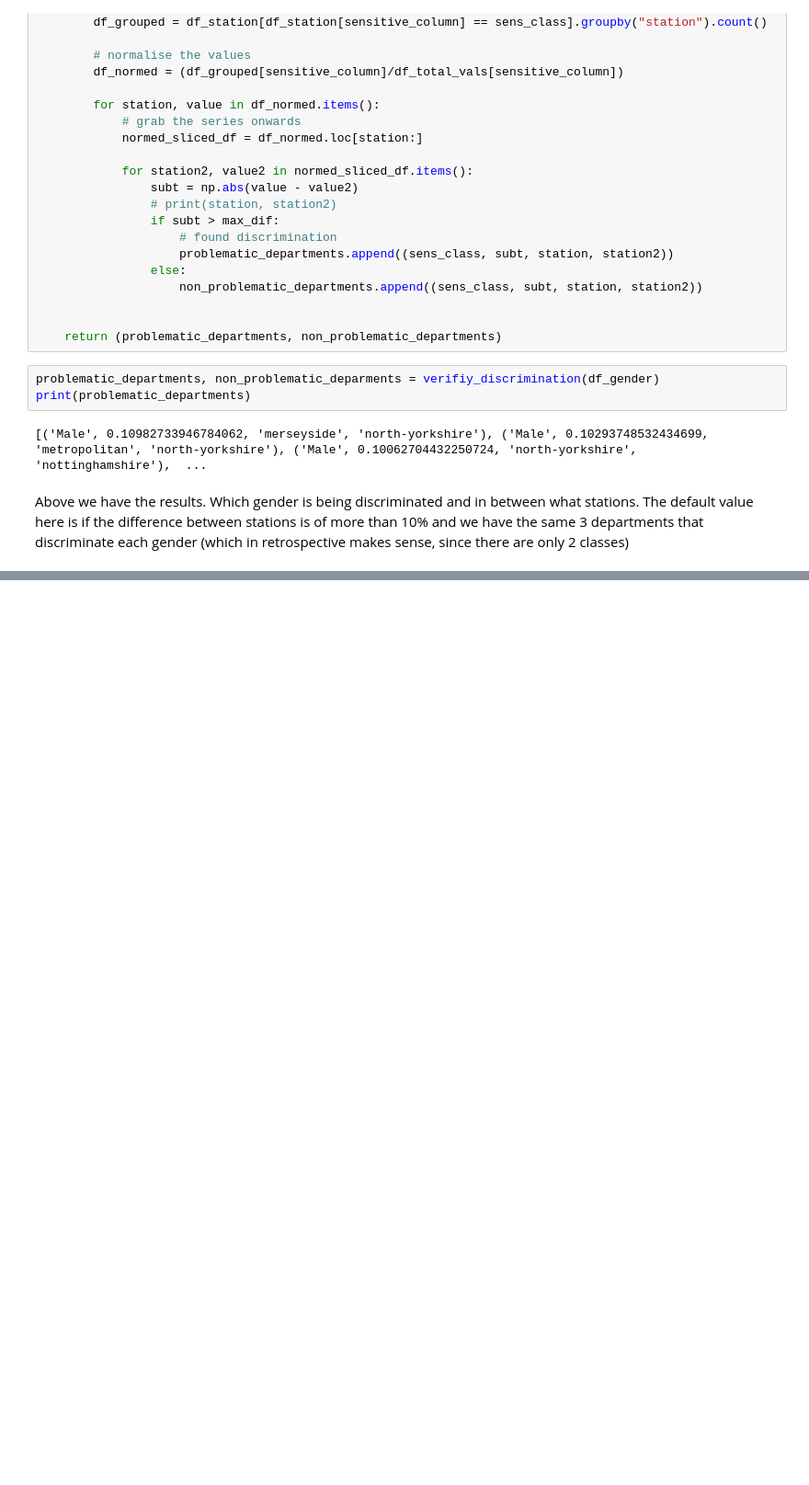
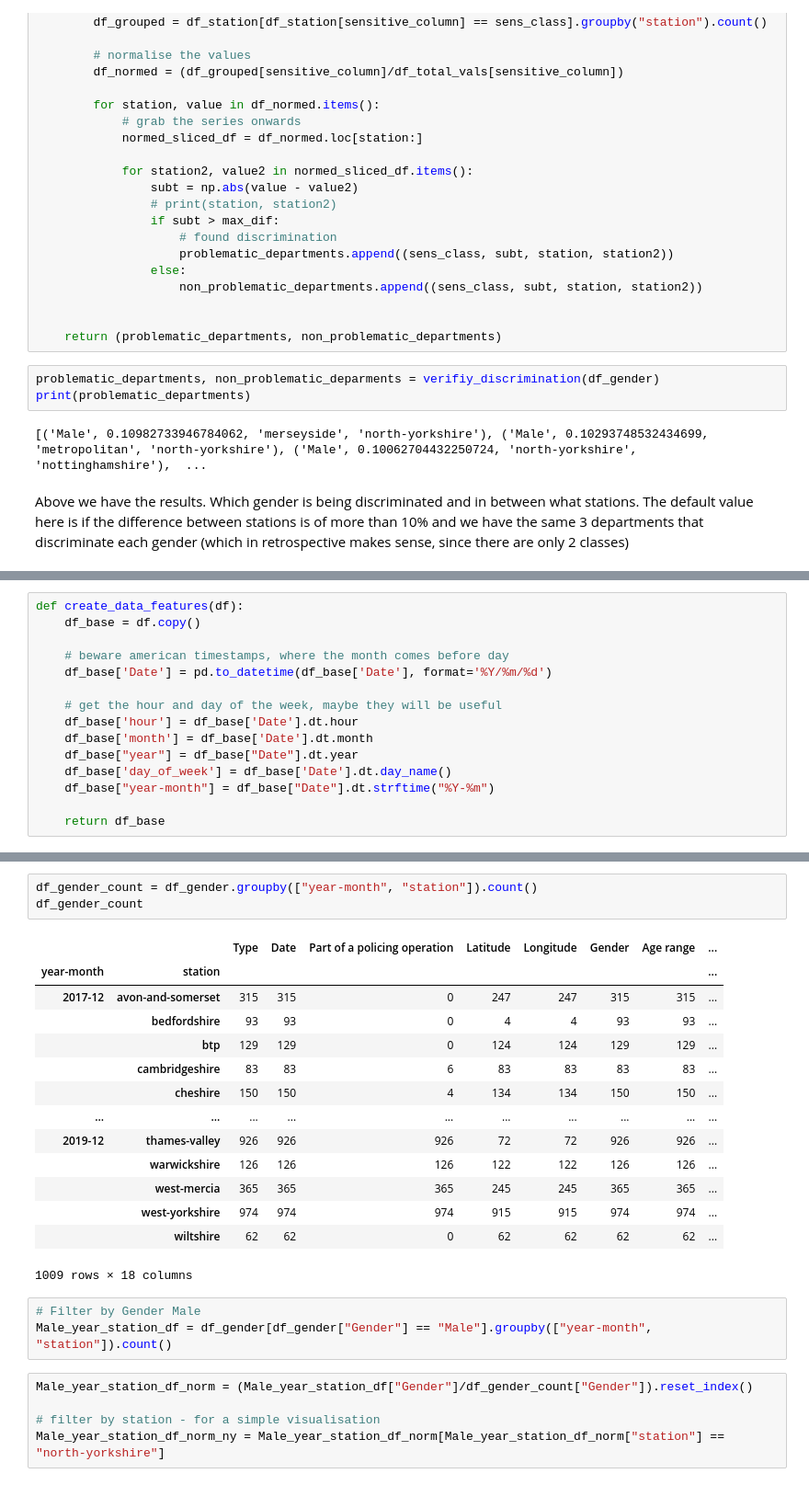
Before and after one commit to dbsousa01/Batch4-Capstone, a Jupyter notebook: Discrimination_EDA.ipynb, the cells around one changed output, grey strips where cells are left out. Shown at 92% size. Drawn from its saved outputs; the diff is of its cells as text; blank space fills up the shorter version.

```diff
--- a/Discrimination_EDA.ipynb
+++ b/Discrimination_EDA.ipynb
@@ -115,0 +118,15 @@ Now let's try and add time into factor here. Check if this occurs more specifica
+# %%
+def create_data_features(df):
+    df_base = df.copy()
+
+    # beware american timestamps, where the month comes before day
+    df_base['Date'] = pd.to_datetime(df_base['Date'], format='%Y/%m/%d')
+
+    # get the hour and day of the week, maybe they will be useful
+    df_base['hour'] = df_base['Date'].dt.hour
+    df_base['month'] = df_base['Date'].dt.month
+    df_base["year"] = df_base["Date"].dt.year
+    df_base['day_of_week'] = df_base['Date'].dt.day_name()
+    df_base["year-month"] = df_base["Date"].dt.strftime("%Y-%m")
+
+    return df_base
@@ -115,0 +144,26 @@ Now let's try and add time into factor here. Check if this occurs more specifica
+# %%
+df_gender_count = df_gender.groupby(["year-month", "station"]).count()
+df_gender_count
+# %% [output]
+|  |  | Type | Date | Part of a policing operation | Latitude | Longitude | Gender | Age range | ... |
+| year-month | station |  |  |  |  |  |  |  | ... |
+| 2017-12 | avon-and-somerset | 315 | 315 | 0 | 247 | 247 | 315 | 315 | ... |
+|  | bedfordshire | 93 | 93 | 0 | 4 | 4 | 93 | 93 | ... |
+|  | btp | 129 | 129 | 0 | 124 | 124 | 129 | 129 | ... |
+|  | cambridgeshire | 83 | 83 | 6 | 83 | 83 | 83 | 83 | ... |
+|  | cheshire | 150 | 150 | 4 | 134 | 134 | 150 | 150 | ... |
+| ... | ... | ... | ... | ... | ... | ... | ... | ... | ... |
+| 2019-12 | thames-valley | 926 | 926 | 926 | 72 | 72 | 926 | 926 | ... |
+|  | warwickshire | 126 | 126 | 126 | 122 | 122 | 126 | 126 | ... |
+|  | west-mercia | 365 | 365 | 365 | 245 | 245 | 365 | 365 | ... |
+|  | west-yorkshire | 974 | 974 | 974 | 915 | 915 | 974 | 974 | ... |
+|  | wiltshire | 62 | 62 | 0 | 62 | 62 | 62 | 62 | ... |
+1009 rows × 18 columns
+# %%
+# Filter by Gender Male
+Male_year_station_df = df_gender[df_gender["Gender"] == "Male"].groupby(["year-month", "station"]).count()
+# %%
+Male_year_station_df_norm = (Male_year_station_df["Gender"]/df_gender_count["Gender"]).reset_index()
+
+# filter by station - for a simple visualisation
+Male_year_station_df_norm_ny = Male_year_station_df_norm[Male_year_station_df_norm["station"] == "north-yorkshire"]
```
Also changed, not shown: parts of 6 cells of this notebook.
